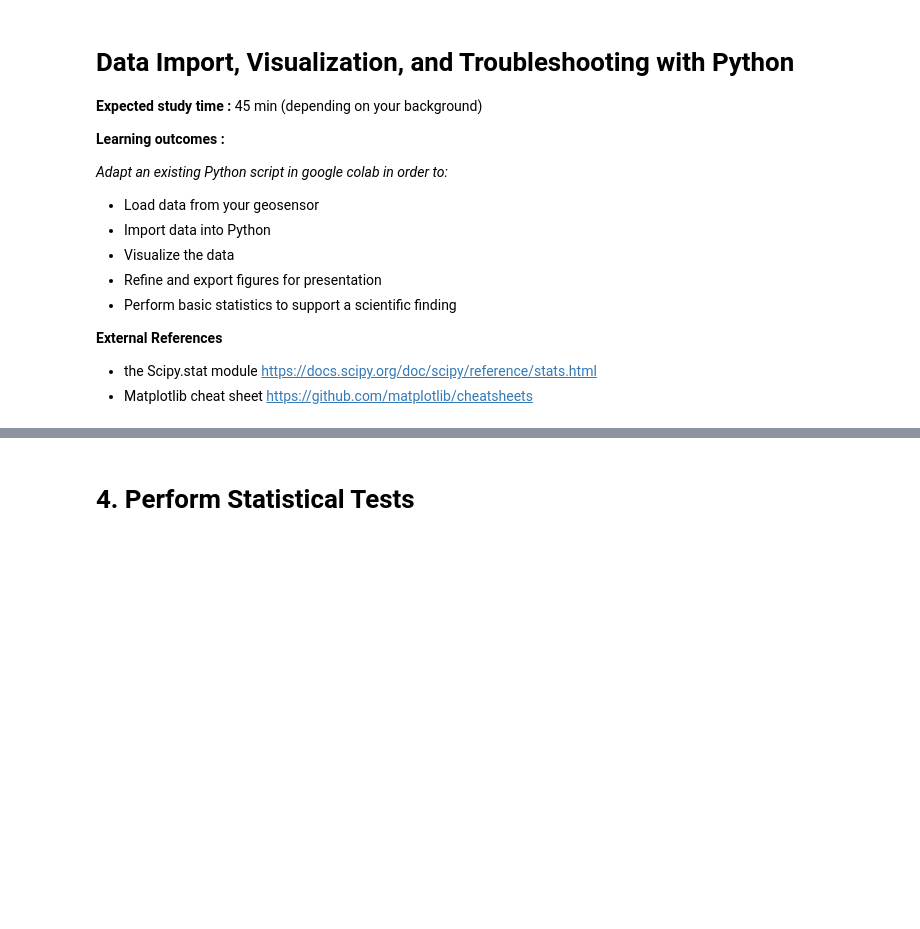
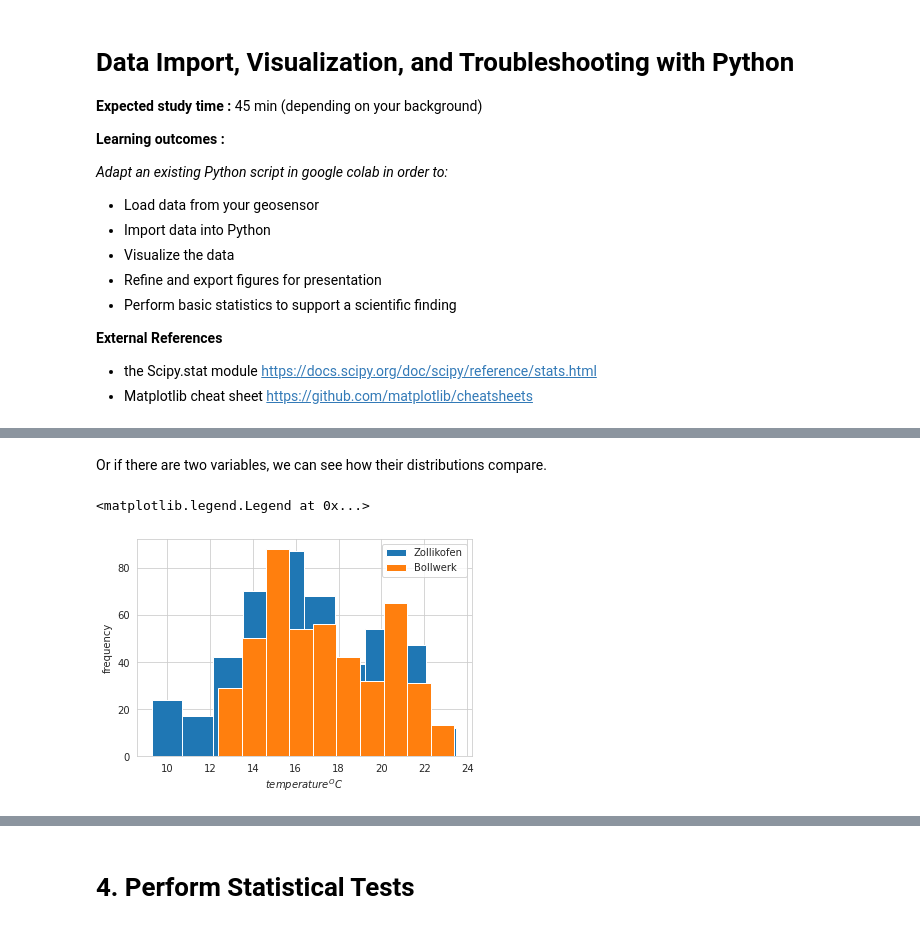
Before and after one commit to nattycep/FIL_Geosensing, a Jupyter notebook: DataVis_Python.ipynb, the cells around one changed output, grey strips where cells are left out. Saved outputs shown, nothing was run; the diff lists cells and outputs as text; code cells hidden in the pictures; blank space fills up the shorter version.

```diff
--- a/DataVis_Python.ipynb
+++ b/DataVis_Python.ipynb
@@ -103,0 +392,21 @@ fig.savefig("mydavavis.pdf")
+# %% [markdown]
+Or if there are two variables, we can see how their distributions compare.
+# %%
+fig, ax = plt.subplots()
+ax.hist(temperature.BER)
+ax.hist(temperature.NABBER)
+plt.ylabel("frequency")
+plt.xlabel("$temperature ^OC$")
+ax.legend(labels = {'Zollikofen', 'Bollwerk'})
+
+#NABBER Bern / Bollwerk
+#BER Bern / Zollikofen
+
+#plt.hist(norm.rvs(0,1,5000))  # depending on your bins, you see differnet structure. how to decide on binning?
+# doesn't make sense to have bins that are smaller than the accuracy of your data, i.e. 1 cm.
+# let python decide
+# plot with correct uncertainty bars (the best)
+#plt.hist(norm.rvs(0,1,5000), bins=15)  # depending on your bins, you see differnet structure. how to decide on binning?
+# %% [output]
+<matplotlib.legend.Legend at 0x...>
+[figure, added]
```
Also changed, not shown: parts of 57 cells of this notebook.
